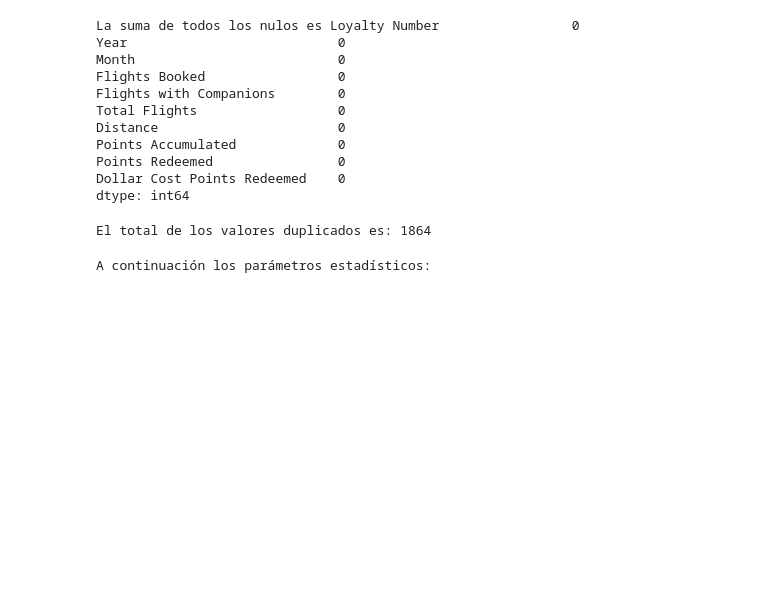
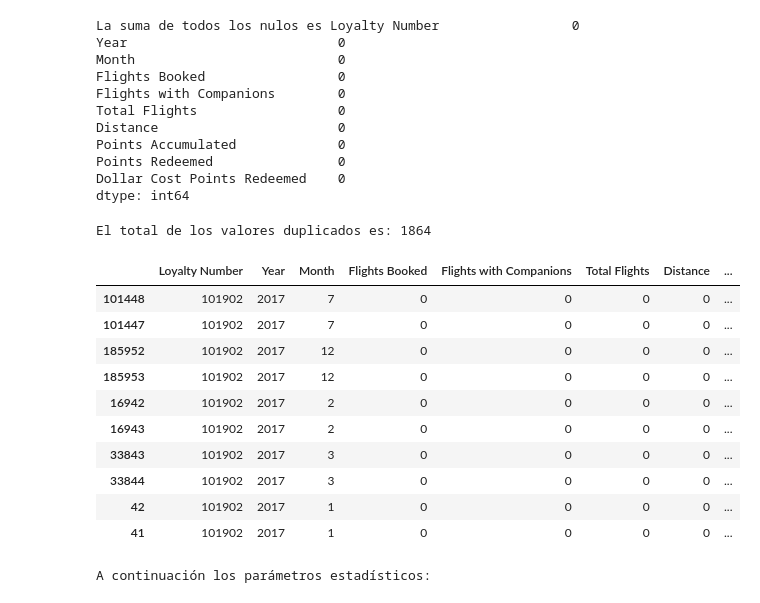
Before and after one commit to Adalab/bda-modulo-3-evaluacion-final-Aniitaa7, a Jupyter notebook: Fase-1_Exploración_Limpieza.ipynb, the cells around one changed output. Saved outputs shown, nothing was run; the diff lists cells and outputs as text; code cells hidden in the pictures; blank space fills up the shorter version.

```diff
--- a/Fase-1_Exploración_Limpieza.ipynb
+++ b/Fase-1_Exploración_Limpieza.ipynb
@@ -117,6 +117,21 @@ dtype: int64
 print(f'El total de los valores duplicados es: {customer_flight.duplicated().sum()}')
 # %% [output]
 El total de los valores duplicados es: 1864
+# %%
+# Mostrar los 10 primeros duplicados en el DataFrame
+customer_flight[customer_flight.duplicated(keep = False)].sort_values('Loyalty Number').head(10)
+# %% [output]
+|  | Loyalty Number | Year | Month | Flights Booked | Flights with Companions | Total Flights | Distance | ... |
+| 101448 | 101902 | 2017 | 7 | 0 | 0 | 0 | 0 | ... |
+| 101447 | 101902 | 2017 | 7 | 0 | 0 | 0 | 0 | ... |
+| 185952 | 101902 | 2017 | 12 | 0 | 0 | 0 | 0 | ... |
+| 185953 | 101902 | 2017 | 12 | 0 | 0 | 0 | 0 | ... |
+| 16942 | 101902 | 2017 | 2 | 0 | 0 | 0 | 0 | ... |
+| 16943 | 101902 | 2017 | 2 | 0 | 0 | 0 | 0 | ... |
+| 33843 | 101902 | 2017 | 3 | 0 | 0 | 0 | 0 | ... |
+| 33844 | 101902 | 2017 | 3 | 0 | 0 | 0 | 0 | ... |
+| 42 | 101902 | 2017 | 1 | 0 | 0 | 0 | 0 | ... |
+| 41 | 101902 | 2017 | 1 | 0 | 0 | 0 | 0 | ... |
 # %%
 # Se estudian los parámetros estadísticos
 
```
Also changed, not shown: parts of 30 cells of this notebook, 4 other files.
